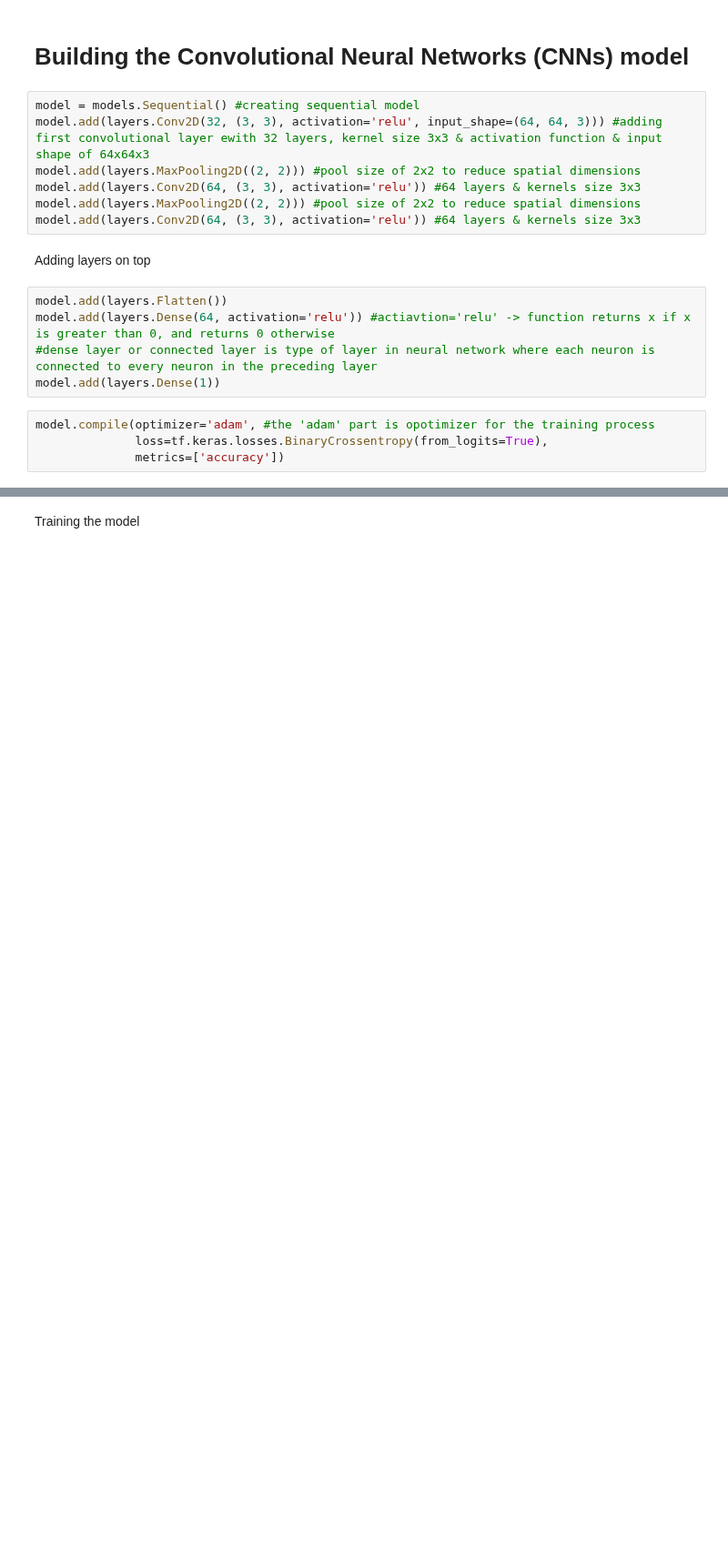
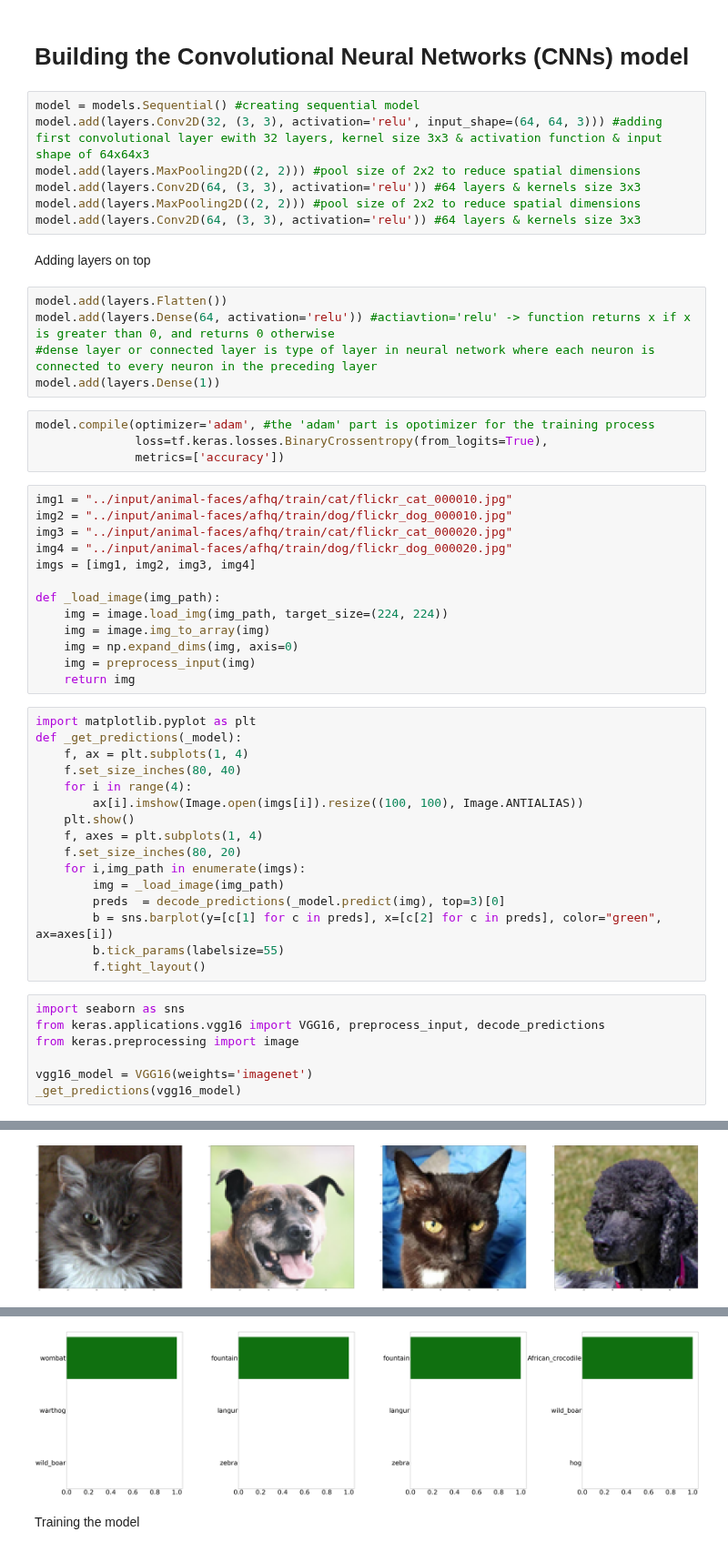
Before and after one commit to ATemova/face-recog-cat-dog, a Jupyter notebook: data-mining-machine-learning-project.ipynb, the cells around one changed output, grey strips where cells are left out. Shown at 91% size. Drawn from its saved outputs; the diff is of its cells as text; blank space fills up the shorter version.

```diff
--- a/data-mining-machine-learning-project.ipynb
+++ b/data-mining-machine-learning-project.ipynb
@@ -103,3 +99,40 @@ model.add(layers.Dense(1))
 model.compile(optimizer='adam', #the 'adam' part is opotimizer for the training process
               loss=tf.keras.losses.BinaryCrossentropy(from_logits=True),
               metrics=['accuracy'])
+# %%
+img1 = "../input/animal-faces/afhq/train/cat/flickr_cat_000010.jpg"
+img2 = "../input/animal-faces/afhq/train/dog/flickr_dog_000010.jpg"
+img3 = "../input/animal-faces/afhq/train/cat/flickr_cat_000020.jpg"
+img4 = "../input/animal-faces/afhq/train/dog/flickr_dog_000020.jpg"
+imgs = [img1, img2, img3, img4]
+
+def _load_image(img_path):
+    img = image.load_img(img_path, target_size=(224, 224))
+    img = image.img_to_array(img)
+    img = np.expand_dims(img, axis=0)
+    img = preprocess_input(img)
+    return img
+# %%
+import matplotlib.pyplot as plt
+def _get_predictions(_model):
+    f, ax = plt.subplots(1, 4)
+    f.set_size_inches(80, 40)
+    for i in range(4):
+        ax[i].imshow(Image.open(imgs[i]).resize((100, 100), Image.ANTIALIAS))
+    plt.show()
+    f, axes = plt.subplots(1, 4)
+    f.set_size_inches(80, 20)
+    for i,img_path in enumerate(imgs):
+        img = _load_image(img_path)
+        preds  = decode_predictions(_model.predict(img), top=3)[0]
+        b = sns.barplot(y=[c[1] for c in preds], x=[c[2] for c in preds], color="green", ax=axes[i])
+        b.tick_params(labelsize=55)
+        f.tight_layout()
+# %%
+import seaborn as sns
+from keras.applications.vgg16 import VGG16, preprocess_input, decode_predictions
+from keras.preprocessing import image
+
+vgg16_model = VGG16(weights='imagenet')
+_get_predictions(vgg16_model)
+# %% [output]
@@ -105,0 +141 @@ model.compile(optimizer='adam', #the 'adam' part is opotimizer for the training
+[figure, added]
@@ -106,3 +148,4 @@ model.compile(optimizer='adam', #the 'adam' part is opotimizer for the training
+[figure, added]
 # %% [markdown]
 Training the model
 # %%
```
Also changed, not shown: parts of 4 cells of this notebook.
